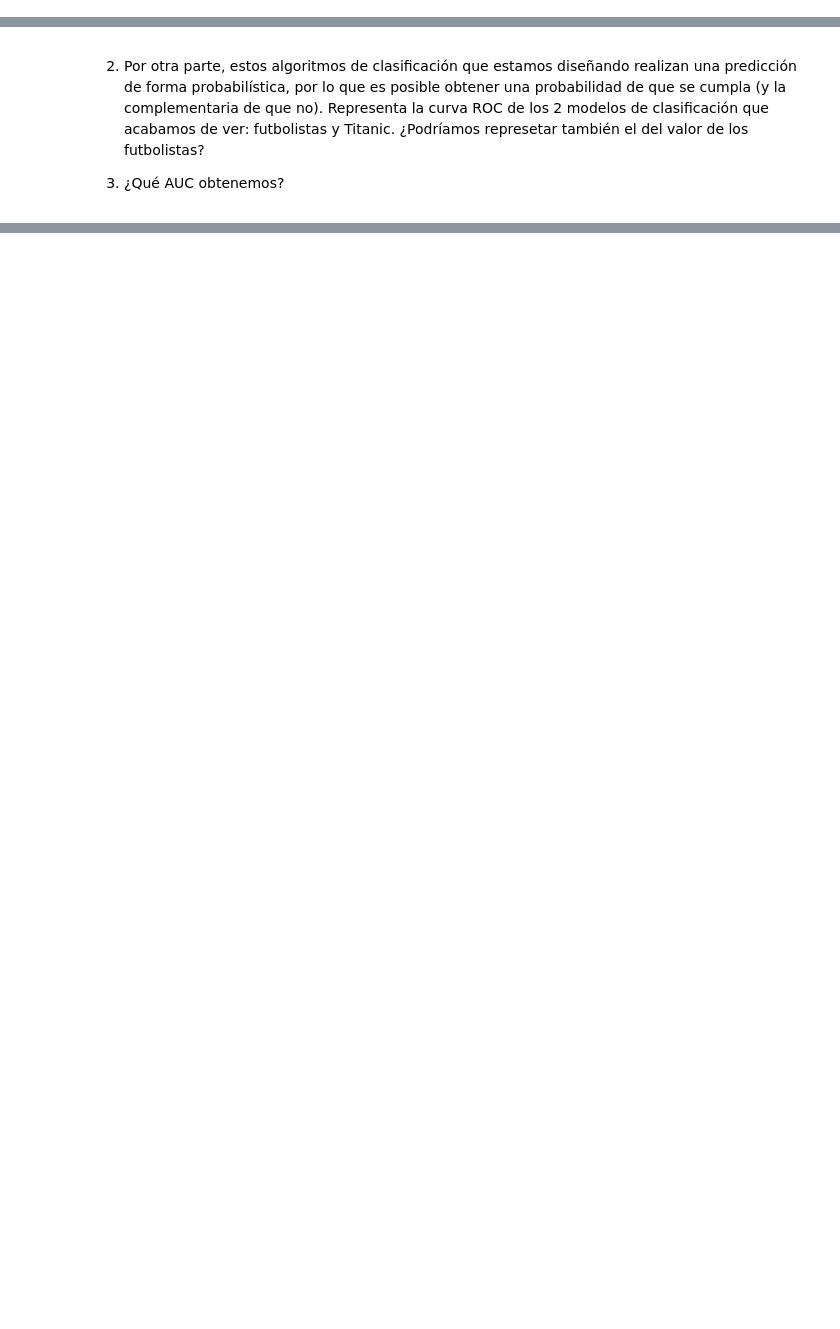
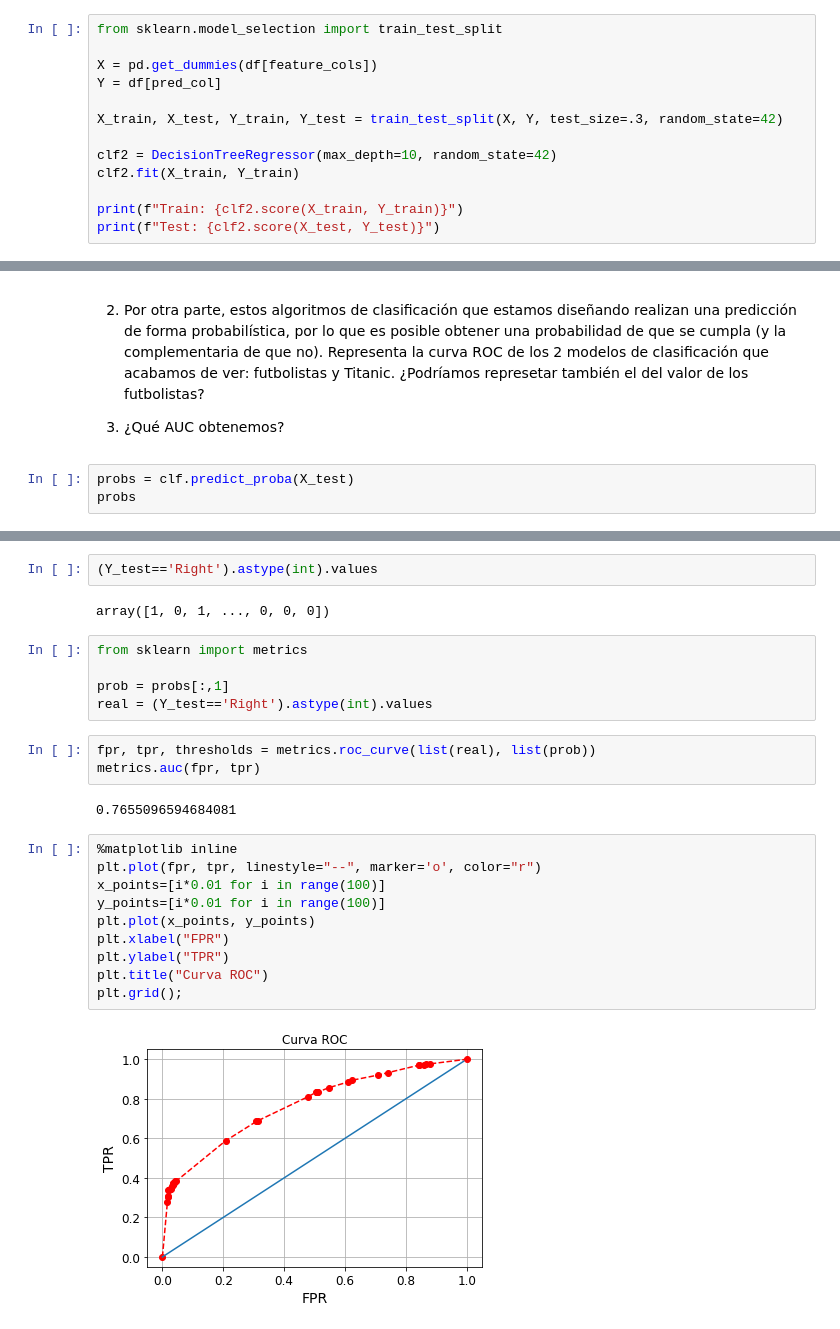
Before and after one commit to franciscocanon-thebridge/bootcamp_thebridge_PTSep20, a Jupyter notebook: Bloque 3 - Machine Learning/01_Supervisado/4-Decision Trees/01_Decision_trees.ipynb, the cells around one changed output, grey strips where cells are left out. Drawn from its saved outputs; the diff is of its cells as text; blank space fills up the shorter version.

```diff
--- a/Bloque 3 - Machine Learning/01_Supervisado/4-Decision Trees/01_Decision_trees.ipynb
+++ b/Bloque 3 - Machine Learning/01_Supervisado/4-Decision Trees/01_Decision_trees.ipynb
@@ -346,0 +442,13 @@ A continuación, te voy a dejar que pruebes ambas técnicas. Además, para que n
+# %%
+from sklearn.model_selection import train_test_split
+
+X = pd.get_dummies(df[feature_cols])
+Y = df[pred_col]
+
+X_train, X_test, Y_train, Y_test = train_test_split(X, Y, test_size=.3, random_state=42)
+
+clf2 = DecisionTreeRegressor(max_depth=10, random_state=42)
+clf2.fit(X_train, Y_train)
+
+print(f"Train: {clf2.score(X_train, Y_train)}")
+print(f"Test: {clf2.score(X_test, Y_test)}")
@@ -452,3 +582,6 @@ feature_importances
 2. Por otra parte, estos algoritmos de clasificación que estamos diseñando realizan una predicción de forma probabilística, por lo que es posible obtener una probabilidad de que se cumpla (y la complementaria de que no). Representa la curva ROC de los 2 modelos de clasificación que acabamos de ver: futbolistas y Titanic. ¿Podríamos represetar también el del valor de los futbolistas?
 
 3. ¿Qué AUC obtenemos?
+# %%
+probs = clf.predict_proba(X_test)
+probs
@@ -454,0 +596,26 @@ feature_importances
+# %%
+(Y_test=='Right').astype(int).values
+# %% [output]
+array([1, 0, 1, ..., 0, 0, 0])
+# %%
+from sklearn import metrics
+
+prob = probs[:,1]
+real = (Y_test=='Right').astype(int).values
+# %%
+fpr, tpr, thresholds = metrics.roc_curve(list(real), list(prob))
+metrics.auc(fpr, tpr)
+# %% [output]
+0.7655096594684081
+# %%
+%matplotlib inline
+plt.plot(fpr, tpr, linestyle="--", marker='o', color="r")
+x_points=[i*0.01 for i in range(100)]
+y_points=[i*0.01 for i in range(100)]
+plt.plot(x_points, y_points)
+plt.xlabel("FPR")
+plt.ylabel("TPR")
+plt.title("Curva ROC")
+plt.grid();
+# %% [output]
+[figure, added]
```
Also changed, not shown: parts of 27 cells of this notebook, 6 other files.
